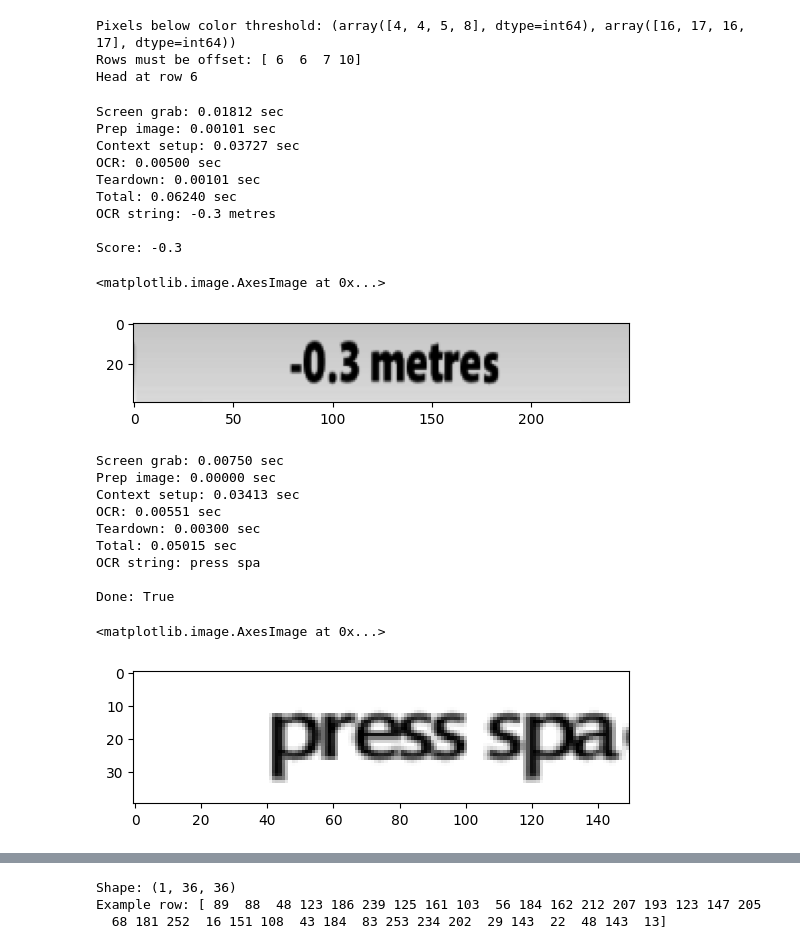
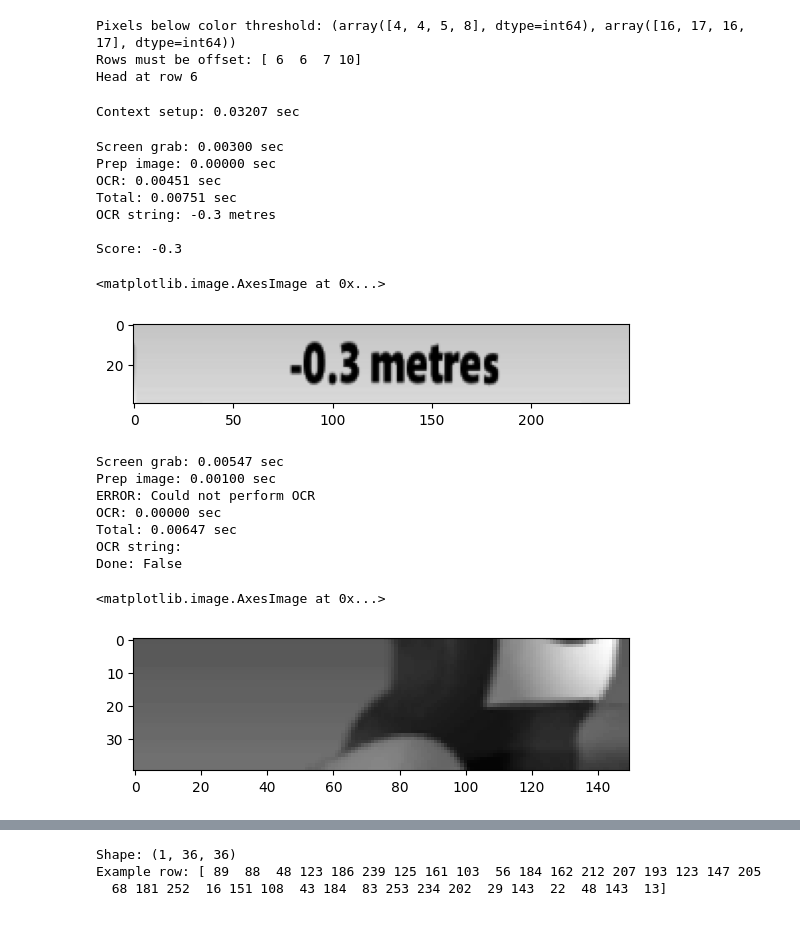
Before and after one commit to ShawnHymel/qwop-ai, a Jupyter notebook: qwop-ai.ipynb, the cells around one changed output, grey strips where cells are left out. Cells and saved outputs as stored; diff of their text form; code cells hidden in the pictures.

```diff
--- a/qwop-ai.ipynb
+++ b/qwop-ai.ipynb
@@ -206,6 +207,13 @@ else:
 Pixels below color threshold: (array([4, 4, 5, 8], dtype=int64), array([16, 17, 16, 17], dtype=int64))
 Rows must be offset: [ 6  6  7 10]
 Head at row 6
+# %%
+### Create OCR context
+timestamp = time.time()
+ocr_api = tesserocr.PyTessBaseAPI()
+print(f"Context setup: {(time.time() - timestamp):.5f} sec")
+# %% [output]
+Context setup: 0.03207 sec
 # %%
 ### Use OCR to get score
 
@@ -232,26 +240,16 @@ print(f"Prep image: {section_time:.5f} sec")
 # Use tesserocr to get text from image
 ocr_str = ""
 timestamp = time.time()
-with tesserocr.PyTessBaseAPI() as api:
-    section_time = time.time() - timestamp
-    total_time += section_time
-    print(f"Context setup: {section_time:.5f} sec")
-
-    # Do OCR
-    timestamp = time.time()
-    api.SetImage(pil_img)
-    ocr_str = api.GetUTF8Text()
-    section_time = time.time() - timestamp
-    total_time += section_time
-    print(f"OCR: {section_time:.5f} sec")
-
-    # Time context teardown
-    timestamp = time.time()
+try:
+    ocr_api.SetImage(pil_img)
+    ocr_str = ocr_api.GetUTF8Text()
+except:
+    print("ERROR: Could not perform OCR")
 
 # Display timing
 section_time = time.time() - timestamp
 total_time += section_time
-print(f"Teardown: {section_time:.5f} sec")
+print(f"OCR: {section_time:.5f} sec")
 print(f"Total: {total_time:.5f} sec")
 
 # Display OCR results
@@ -268,12 +266,10 @@ print(f"Score: {score}")
 # Show image
 plt.imshow(score_img, cmap='gray')
 # %% [output]
-Screen grab: 0.01812 sec
-Prep image: 0.00101 sec
-Context setup: 0.03727 sec
-OCR: 0.00500 sec
-Teardown: 0.00101 sec
-Total: 0.06240 sec
+Screen grab: 0.00300 sec
+Prep image: 0.00000 sec
+OCR: 0.00451 sec
+Total: 0.00751 sec
 OCR string: -0.3 metres
 
 Score: -0.3
@@ -296,56 +292,45 @@ print(f"Screen grab: {section_time:.5f} sec")
 timestamp = time.time()
 done_img = cv2.cvtColor(done_img, cv2.COLOR_BGR2GRAY)
 done_img = cv2.resize(done_img, (DONE_RESIZE_WIDTH, DONE_RESIZE_HEIGHT))
 pil_img = Image.fromarray(done_img)
 section_time = time.time() - timestamp
 total_time += section_time
 print(f"Prep image: {section_time:.5f} sec")
 
 # Use tesserocr to get text from image
 ocr_str = ""
 timestamp = time.time()
-with tesserocr.PyTessBaseAPI() as api:
-    section_time = time.time() - timestamp
-    total_time += section_time
-    print(f"Context setup: {section_time:.5f} sec")
-
-    # Do OCR
-    timestamp = time.time()
-    api.SetImage(pil_img)
-    ocr_str = api.GetUTF8Text()
-    section_time = time.time() - timestamp
-    total_time += section_time
-    print(f"OCR: {section_time:.5f} sec")
-
-    # Time context teardown
-    timestamp = time.time()
+try:
+    ocr_api.SetImage(pil_img)
+    ocr_str = ocr_api.GetUTF8Text()
+except:
+    print("ERROR: Could not perform OCR")
 
 # Display timing
 section_time = time.time() - timestamp
 total_time += section_time
-print(f"Teardown: {section_time:.5f} sec")
+print(f"OCR: {section_time:.5f} sec")
 print(f"Total: {total_time:.5f} sec")
 
 # Display OCR results
 done = False
+ocr_str = ocr_str.strip()
 if ocr_str:
     done_str = ocr_str.split()[0].lower()
     if done_str in GAME_OVER_STRINGS:
         done = True
 print(f"OCR string: {ocr_str}")
 print(f"Done: {done}")
 
 # Show image
 plt.imshow(done_img, cmap='gray')
 # %% [output]
-Screen grab: 0.00750 sec
-Prep image: 0.00000 sec
-Context setup: 0.03413 sec
-OCR: 0.00551 sec
-Teardown: 0.00300 sec
-Total: 0.05015 sec
-OCR string: press spa
-
-Done: True
+Screen grab: 0.00547 sec
+Prep image: 0.00100 sec
+ERROR: Could not perform OCR
+OCR: 0.00000 sec
+Total: 0.00647 sec
+OCR string:
+Done: False
 <matplotlib.image.AxesImage at 0x...>
-[figure, old version]
+[figure, new version]
```
Also changed, not shown: parts of 10 cells of this notebook.
